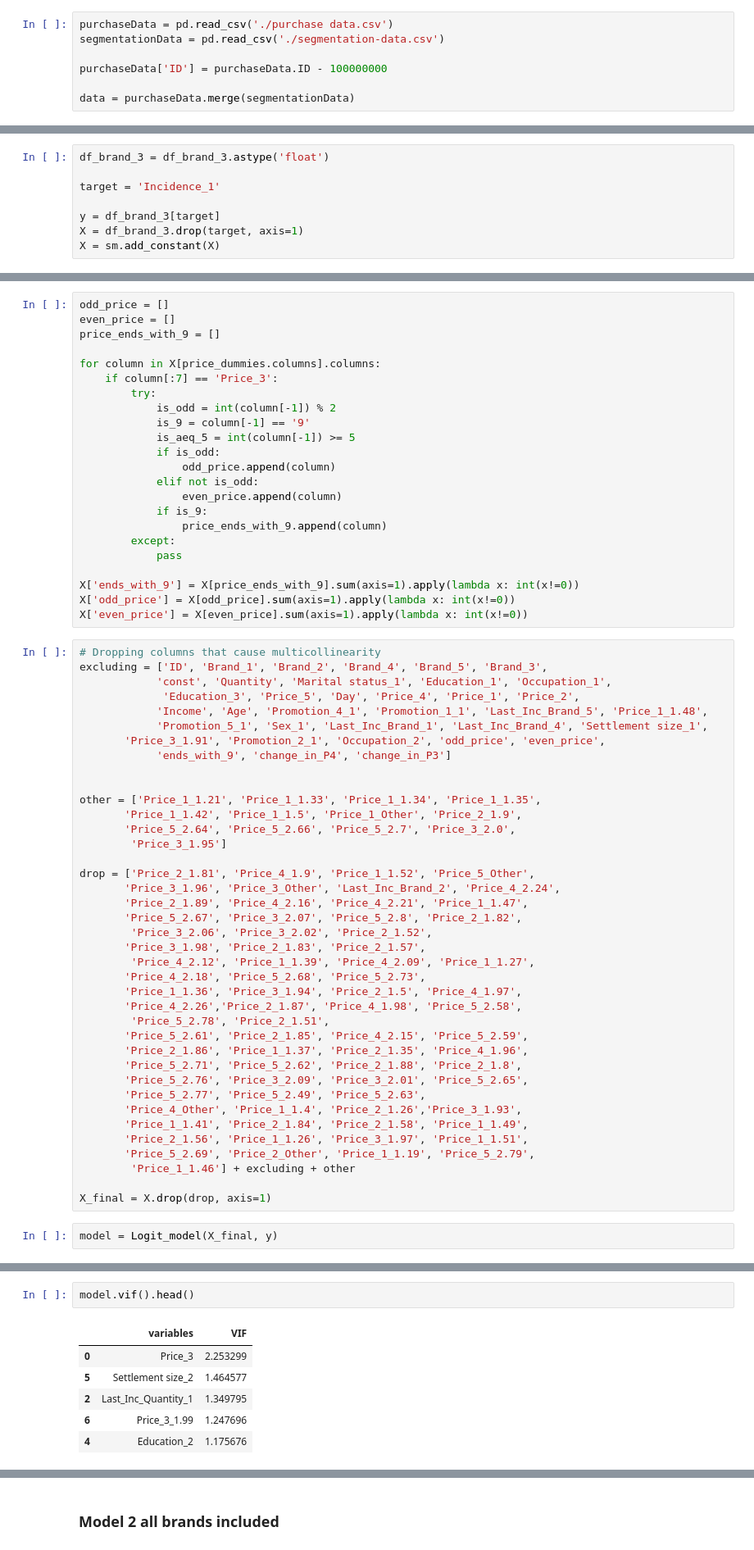
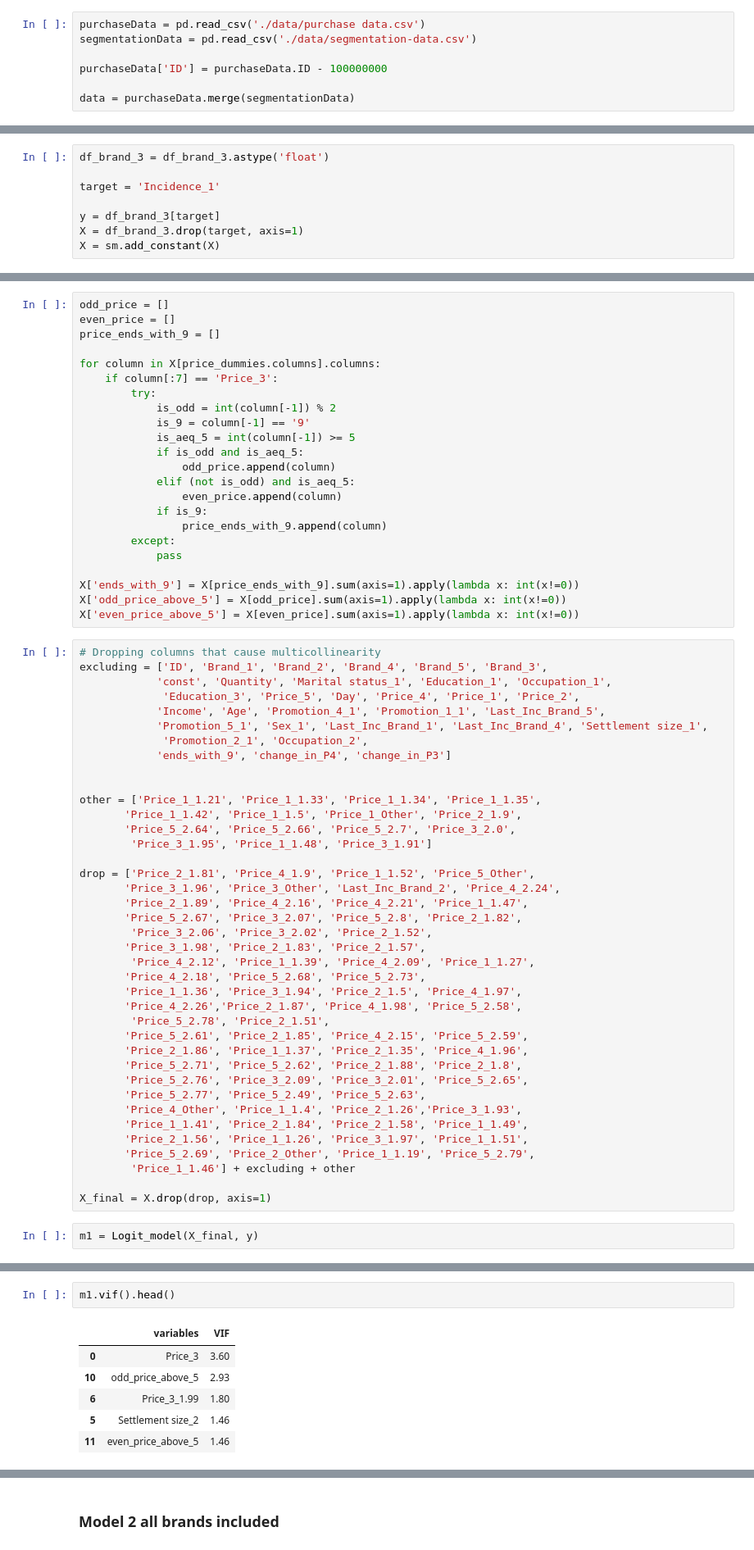
Before and after one commit to vlad-yeghiazaryan/Charm_Pricing_Analysis, a Jupyter notebook: Charm_Pricing.ipynb, the cells around one changed output, grey strips where cells are left out. Shown: that part at 82% size. Saved outputs shown, nothing was run; the diff lists cells and outputs as text.

```diff
--- a/Charm_Pricing.ipynb
+++ b/Charm_Pricing.ipynb
@@ -108,8 +114,8 @@ def explain_components(price_dummies, dummy_comps_explain):
 # %% [markdown]
 ## Data Cleanup
 # %%
-purchaseData = pd.read_csv('./purchase data.csv')
-segmentationData = pd.read_csv('./segmentation-data.csv')
+purchaseData = pd.read_csv('./data/purchase data.csv')
+segmentationData = pd.read_csv('./data/segmentation-data.csv')
 
 purchaseData['ID'] = purchaseData.ID - 100000000
 
@@ -260,9 +268,9 @@ for column in X[price_dummies.columns].columns:
             is_odd = int(column[-1]) % 2
             is_9 = column[-1] == '9'
             is_aeq_5 = int(column[-1]) >= 5
-            if is_odd:
+            if is_odd and is_aeq_5:
                 odd_price.append(column)
-            elif not is_odd:
+            elif (not is_odd) and is_aeq_5:
                 even_price.append(column)
             if is_9:
                 price_ends_with_9.append(column)
@@ -270,23 +278,23 @@ for column in X[price_dummies.columns].columns:
             pass
 
 X['ends_with_9'] = X[price_ends_with_9].sum(axis=1).apply(lambda x: int(x!=0))
-X['odd_price'] = X[odd_price].sum(axis=1).apply(lambda x: int(x!=0))
-X['even_price'] = X[even_price].sum(axis=1).apply(lambda x: int(x!=0))
+X['odd_price_above_5'] = X[odd_price].sum(axis=1).apply(lambda x: int(x!=0))
+X['even_price_above_5'] = X[even_price].sum(axis=1).apply(lambda x: int(x!=0))
 # %%
 # Dropping columns that cause multicollinearity
 excluding = ['ID', 'Brand_1', 'Brand_2', 'Brand_4', 'Brand_5', 'Brand_3',
             'const', 'Quantity', 'Marital status_1', 'Education_1', 'Occupation_1',
              'Education_3', 'Price_5', 'Day', 'Price_4', 'Price_1', 'Price_2',
-            'Income', 'Age', 'Promotion_4_1', 'Promotion_1_1', 'Last_Inc_Brand_5', 'Price_1_1.48',
+            'Income', 'Age', 'Promotion_4_1', 'Promotion_1_1', 'Last_Inc_Brand_5',
             'Promotion_5_1', 'Sex_1', 'Last_Inc_Brand_1', 'Last_Inc_Brand_4', 'Settlement size_1',
-       'Price_3_1.91', 'Promotion_2_1', 'Occupation_2', 'odd_price', 'even_price',
+             'Promotion_2_1', 'Occupation_2',
             'ends_with_9', 'change_in_P4', 'change_in_P3']
 
 
 other = ['Price_1_1.21', 'Price_1_1.33', 'Price_1_1.34', 'Price_1_1.35',
        'Price_1_1.42', 'Price_1_1.5', 'Price_1_Other', 'Price_2_1.9',
        'Price_5_2.64', 'Price_5_2.66', 'Price_5_2.7', 'Price_3_2.0',
-        'Price_3_1.95']
+        'Price_3_1.95', 'Price_1_1.48', 'Price_3_1.91']
 
 drop = ['Price_2_1.81', 'Price_4_1.9', 'Price_1_1.52', 'Price_5_Other',
        'Price_3_1.96', 'Price_3_Other', 'Last_Inc_Brand_2', 'Price_4_2.24',
@@ -312,4 +320,4 @@ drop = ['Price_2_1.81', 'Price_4_1.9', 'Price_1_1.52', 'Price_5_Other',
 
 X_final = X.drop(drop, axis=1)
 # %%
-model = Logit_model(X_final, y)
+m1 = Logit_model(X_final, y)
@@ -342,10 +352,10 @@ Optimization terminated successfully.
 # %%
-model.vif().head()
+m1.vif().head()
 # %% [output]
 |  | variables | VIF |
-| 0 | Price_3 | 2.253299 |
-| 5 | Settlement size_2 | 1.464577 |
-| 2 | Last_Inc_Quantity_1 | 1.349795 |
-| 6 | Price_3_1.99 | 1.247696 |
-| 4 | Education_2 | 1.175676 |
+| 0 | Price_3 | 3.60 |
+| 10 | odd_price_above_5 | 2.93 |
+| 6 | Price_3_1.99 | 1.80 |
+| 5 | Settlement size_2 | 1.46 |
+| 11 | even_price_above_5 | 1.46 |
 # %%
```
Also changed, not shown: parts of 38 cells of this notebook.
